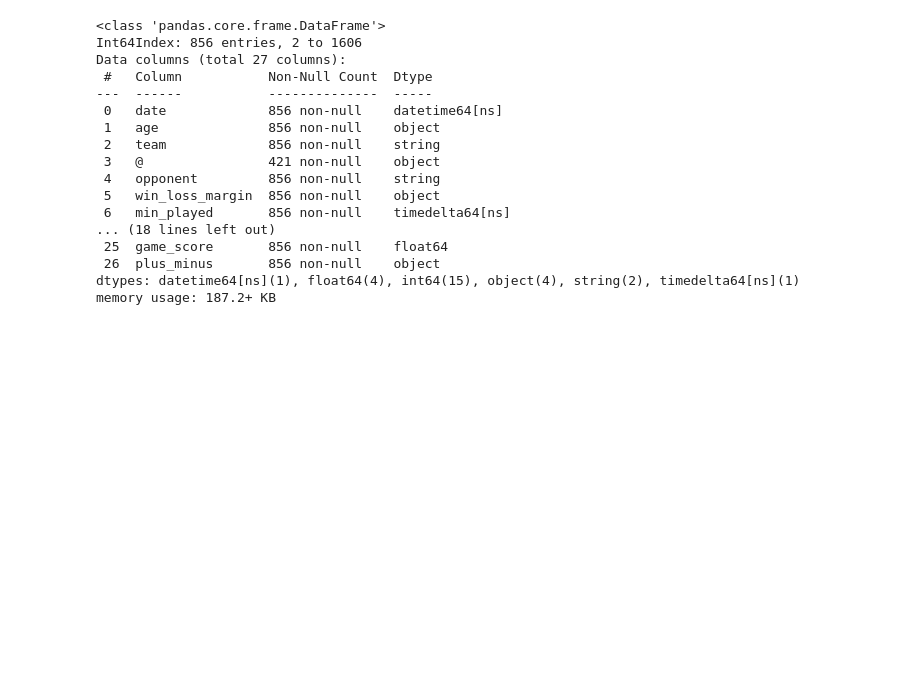
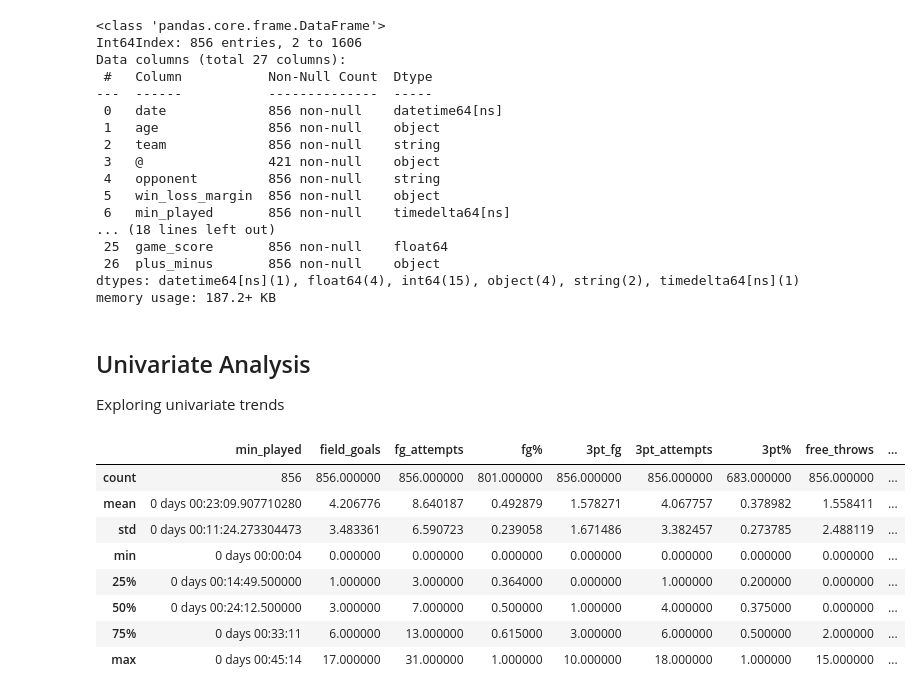
Before and after one commit to walcotttt/capstone, a Jupyter notebook: EDA.ipynb, the cells around one changed output. Cells and saved outputs as stored; diff of their text form; code cells hidden in the pictures; blank space fills up the shorter version.

```diff
--- a/EDA.ipynb
+++ b/EDA.ipynb
@@ -244,3 +228,19 @@ Data columns (total 27 columns):
  26  plus_minus       856 non-null    object
 dtypes: datetime64[ns](1), float64(4), int64(15), object(4), string(2), timedelta64[ns](1)
 memory usage: 187.2+ KB
+# %% [markdown]
+## Univariate Analysis
+Exploring univariate trends
+# %%
+# print summary statistics of all numeric columns
+df_clean.describe()
+# %% [output]
+|  | min_played | field_goals | fg_attempts | fg% | 3pt_fg | 3pt_attempts | 3pt% | free_throws | ... |
+| count | 856 | 856.000000 | 856.000000 | 801.000000 | 856.000000 | 856.000000 | 683.000000 | 856.000000 | ... |
+| mean | 0 days 00:23:09.907710280 | 4.206776 | 8.640187 | 0.492879 | 1.578271 | 4.067757 | 0.378982 | 1.558411 | ... |
+| std | 0 days 00:11:24.273304473 | 3.483361 | 6.590723 | 0.239058 | 1.671486 | 3.382457 | 0.273785 | 2.488119 | ... |
+| min | 0 days 00:00:04 | 0.000000 | 0.000000 | 0.000000 | 0.000000 | 0.000000 | 0.000000 | 0.000000 | ... |
+| 25% | 0 days 00:14:49.500000 | 1.000000 | 3.000000 | 0.364000 | 0.000000 | 1.000000 | 0.200000 | 0.000000 | ... |
+| 50% | 0 days 00:24:12.500000 | 3.000000 | 7.000000 | 0.500000 | 1.000000 | 4.000000 | 0.375000 | 0.000000 | ... |
+| 75% | 0 days 00:33:11 | 6.000000 | 13.000000 | 0.615000 | 3.000000 | 6.000000 | 0.500000 | 2.000000 | ... |
+| max | 0 days 00:45:14 | 17.000000 | 31.000000 | 1.000000 | 10.000000 | 18.000000 | 1.000000 | 15.000000 | ... |
```
Also changed, not shown: parts of 5 cells of this notebook, 1 other file.
